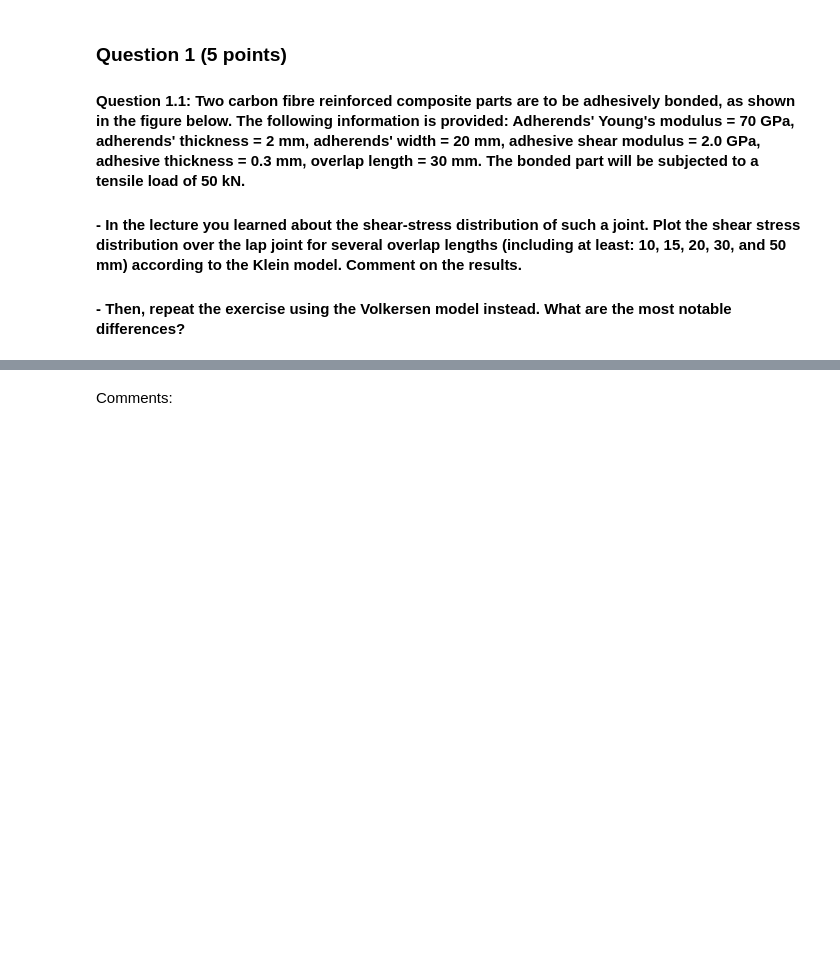
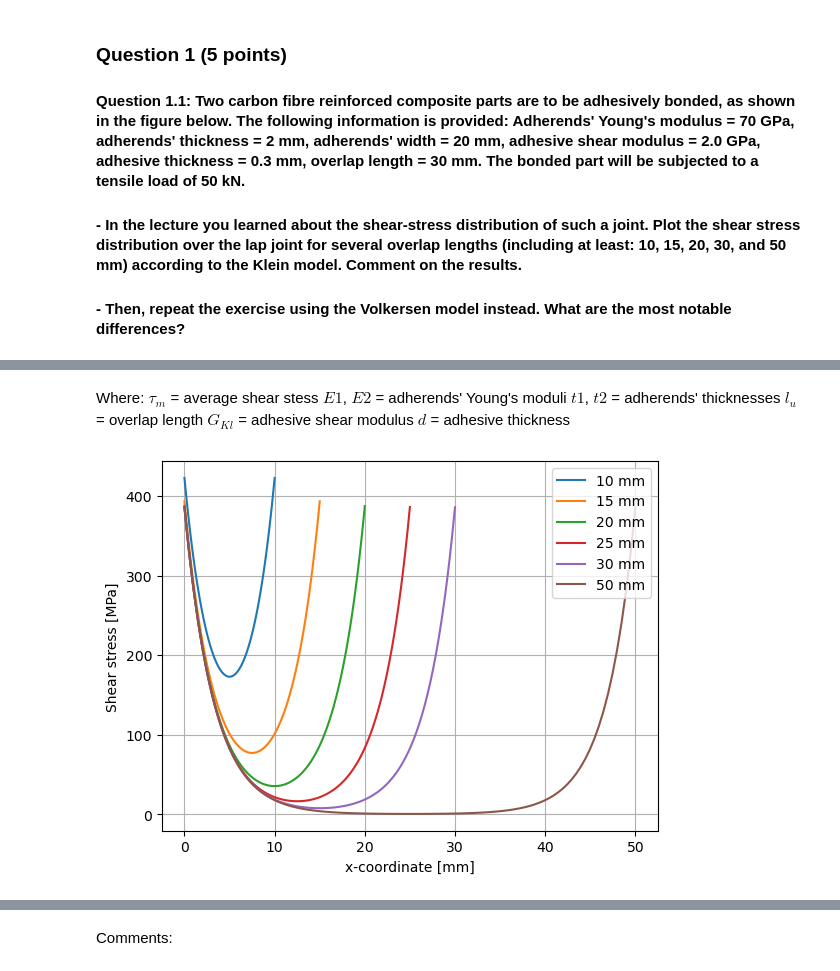
Before and after one commit to arthurstreebgreebling/PCM, a Jupyter notebook: A3 Joining/Joining.ipynb, the cells around one changed output, grey strips where cells are left out. Saved outputs shown, nothing was run; the diff lists cells and outputs as text; code cells hidden in the pictures; blank space fills up the shorter version.

```diff
--- a/A3 Joining/Joining.ipynb
+++ b/A3 Joining/Joining.ipynb
@@ -29,3 +31,9 @@ $d$ = adhesive thickness
  $t$ =  adherends' thickness
  $G_{K}$ = adhesive shear modulus
  $t_{K}$ = adhesive thickness
+# %%
+### Klein model ###
+def tau_klein(x, tau_m, lu, GKl, E1, t1, E2, t2, d):
+    omega = np.sqrt(GKl*(E1*t1+E2*t2)*lu**2 / (E1*t1*E2*t2*d))
+    beta = np.sqrt(GKl*(E2*t2-E1*t1)*lu**2 / (E1*t1*(GKl*lu**2+E2*t2*d)))
+    return omega * tau_m / ((beta+2)*(np.cosh(omega)-1)) * (np.sinh(omega*(1-x/lu)) + (beta+1)*np.sinh(omega*x/lu))
@@ -39,3 +51,28 @@ $d$ = adhesive thickness
 #### - Then, repeat the exercise using the Volkersen model instead. What are the most notable differences?
 # %% [markdown]
 ![title](lapjoint.png)
+# %% [markdown]
+Where:
+$\tau_{m}$ = average shear stess
+$E1$, $E2$ = adherends' Young's moduli
+$t1$, $t2$ = adherends' thicknesses
+$ l_{u}$ = overlap length
+$G_{Kl}$ = adhesive shear modulus
+$d$ = adhesive thickness
+# %%
+E1, E2, t1, t2, lu, GKl, d, F, w = 70e9, 70e9, 2e-3, 2e-3, 30e-3, 2e9, 0.3e-3, 50e3, 20e-3
+overlaps = [10e-3, 15e-3, 20e-3, 25e-3, 30e-3, 50e-3]
+
+for i in overlaps:
+    tau_m = F / (w*i)
+    x = np.linspace(0,i,100)
+    plt.plot(x/1e-3, tau_klein(x, tau_m, i, GKl, E1, t1, E2, t2, d)/1e6, label=f'{i*1e3:.0f} mm')
+
+
+plt.legend()
+plt.grid()
+plt.xlabel('x-coordinate [mm]')
+plt.ylabel('Shear stress [MPa]')
+plt.show()
+# %% [output]
+[figure, added]
```
Also changed, not shown: parts of 6 cells of this notebook, 5 other files.
